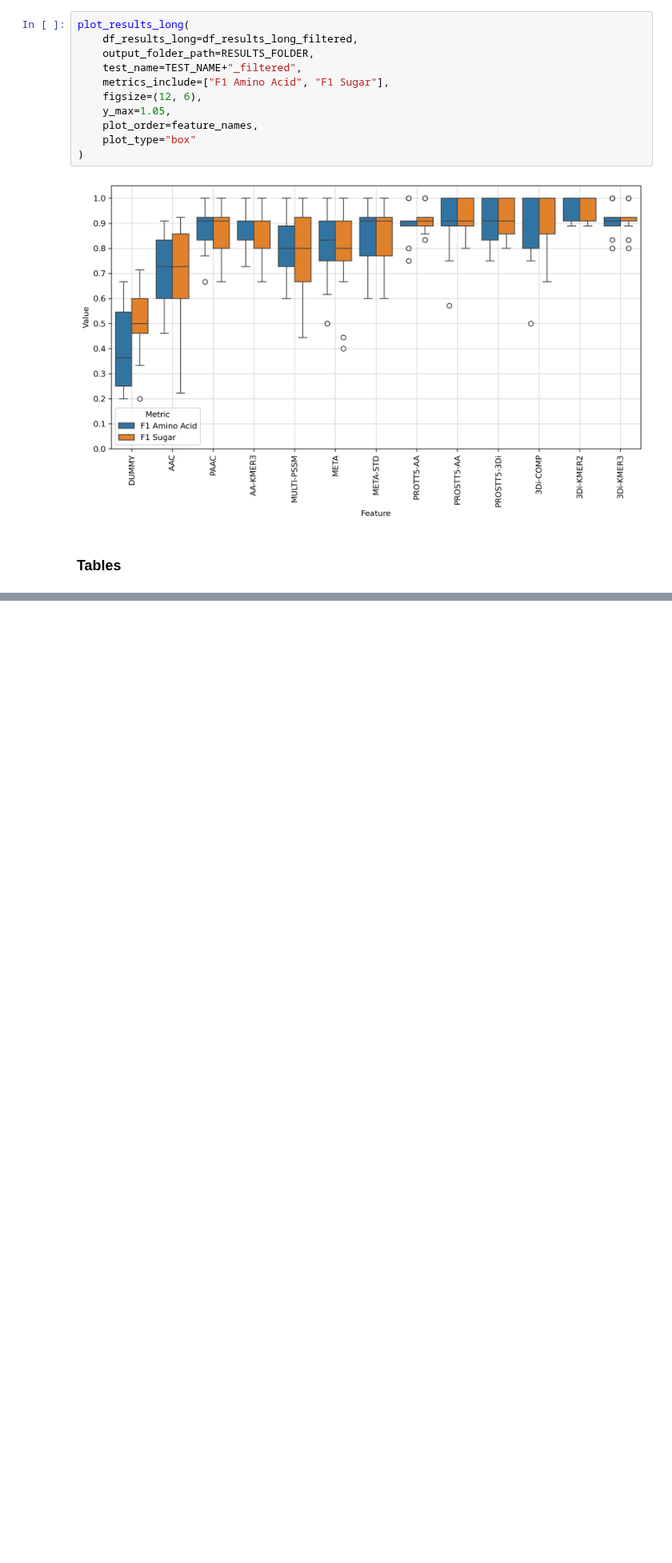
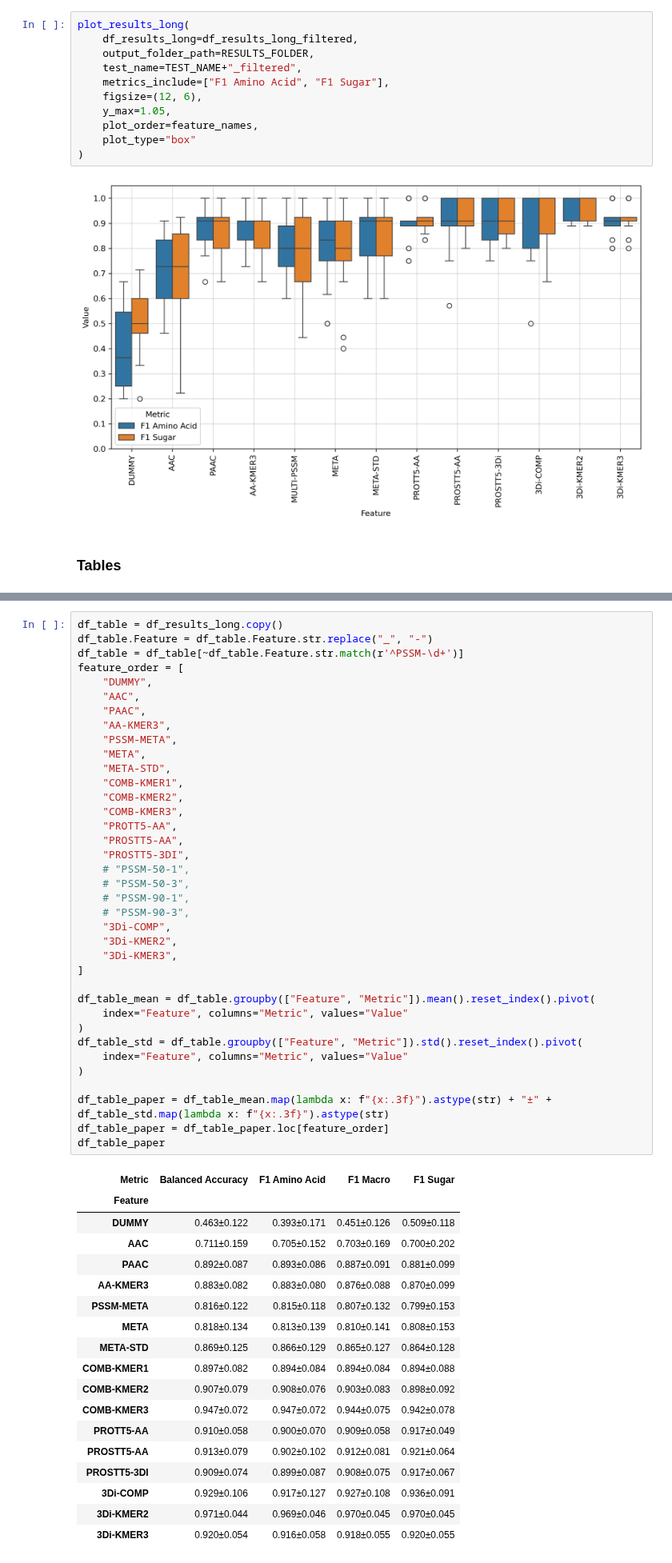
Before and after one commit to adenger/subpred_dl, a Jupyter notebook: notebooks/svm_athaliana_sugaramino_full.ipynb, the cells around one changed output, grey strips where cells are left out. Shown at 80% size. Cells and saved outputs as stored; diff of their text form; blank space fills up the shorter version.

Commit message:
new table creation

```diff
--- a/notebooks/svm_athaliana_sugaramino_full.ipynb
+++ b/notebooks/svm_athaliana_sugaramino_full.ipynb
@@ -508,0 +392,56 @@ META & 0.818±0.134 & 0.813±0.139 & 0.808±0.153 \\
+# %%
+df_table = df_results_long.copy()
+df_table.Feature = df_table.Feature.str.replace("_", "-")
+df_table = df_table[~df_table.Feature.str.match(r'^PSSM-\d+')]
+feature_order = [
+    "DUMMY",
+    "AAC",
+    "PAAC",
+    "AA-KMER3",
+    "PSSM-META",
+    "META",
+    "META-STD",
+    "COMB-KMER1",
+    "COMB-KMER2",
+    "COMB-KMER3",
+    "PROTT5-AA",
+    "PROSTT5-AA",
+    "PROSTT5-3DI",
+    # "PSSM-50-1",
+    # "PSSM-50-3",
+    # "PSSM-90-1",
+    # "PSSM-90-3",
+    "3Di-COMP",
+    "3Di-KMER2",
+    "3Di-KMER3",
+]
+
+df_table_mean = df_table.groupby(["Feature", "Metric"]).mean().reset_index().pivot(
+    index="Feature", columns="Metric", values="Value"
+)
+df_table_std = df_table.groupby(["Feature", "Metric"]).std().reset_index().pivot(
+    index="Feature", columns="Metric", values="Value"
+)
+
+df_table_paper = df_table_mean.map(lambda x: f"{x:.3f}").astype(str) + "±" + df_table_std.map(lambda x: f"{x:.3f}").astype(str)
+df_table_paper = df_table_paper.loc[feature_order]
+df_table_paper
+# %% [output]
+| Metric | Balanced Accuracy | F1 Amino Acid | F1 Macro | F1 Sugar |
+| Feature |  |  |  |  |
+| DUMMY | 0.463±0.122 | 0.393±0.171 | 0.451±0.126 | 0.509±0.118 |
+| AAC | 0.711±0.159 | 0.705±0.152 | 0.703±0.169 | 0.700±0.202 |
+| PAAC | 0.892±0.087 | 0.893±0.086 | 0.887±0.091 | 0.881±0.099 |
+| AA-KMER3 | 0.883±0.082 | 0.883±0.080 | 0.876±0.088 | 0.870±0.099 |
+| PSSM-META | 0.816±0.122 | 0.815±0.118 | 0.807±0.132 | 0.799±0.153 |
+| META | 0.818±0.134 | 0.813±0.139 | 0.810±0.141 | 0.808±0.153 |
+| META-STD | 0.869±0.125 | 0.866±0.129 | 0.865±0.127 | 0.864±0.128 |
+| COMB-KMER1 | 0.897±0.082 | 0.894±0.084 | 0.894±0.084 | 0.894±0.088 |
+| COMB-KMER2 | 0.907±0.079 | 0.908±0.076 | 0.903±0.083 | 0.898±0.092 |
+| COMB-KMER3 | 0.947±0.072 | 0.947±0.072 | 0.944±0.075 | 0.942±0.078 |
+| PROTT5-AA | 0.910±0.058 | 0.900±0.070 | 0.909±0.058 | 0.917±0.049 |
+| PROSTT5-AA | 0.913±0.079 | 0.902±0.102 | 0.912±0.081 | 0.921±0.064 |
+| PROSTT5-3DI | 0.909±0.074 | 0.899±0.087 | 0.908±0.075 | 0.917±0.067 |
+| 3Di-COMP | 0.929±0.106 | 0.917±0.127 | 0.927±0.108 | 0.936±0.091 |
+| 3Di-KMER2 | 0.971±0.044 | 0.969±0.046 | 0.970±0.045 | 0.970±0.045 |
+| 3Di-KMER3 | 0.920±0.054 | 0.916±0.058 | 0.918±0.055 | 0.920±0.055 |
```
Also changed, not shown: parts of 6 cells of this notebook, 1 other file.
